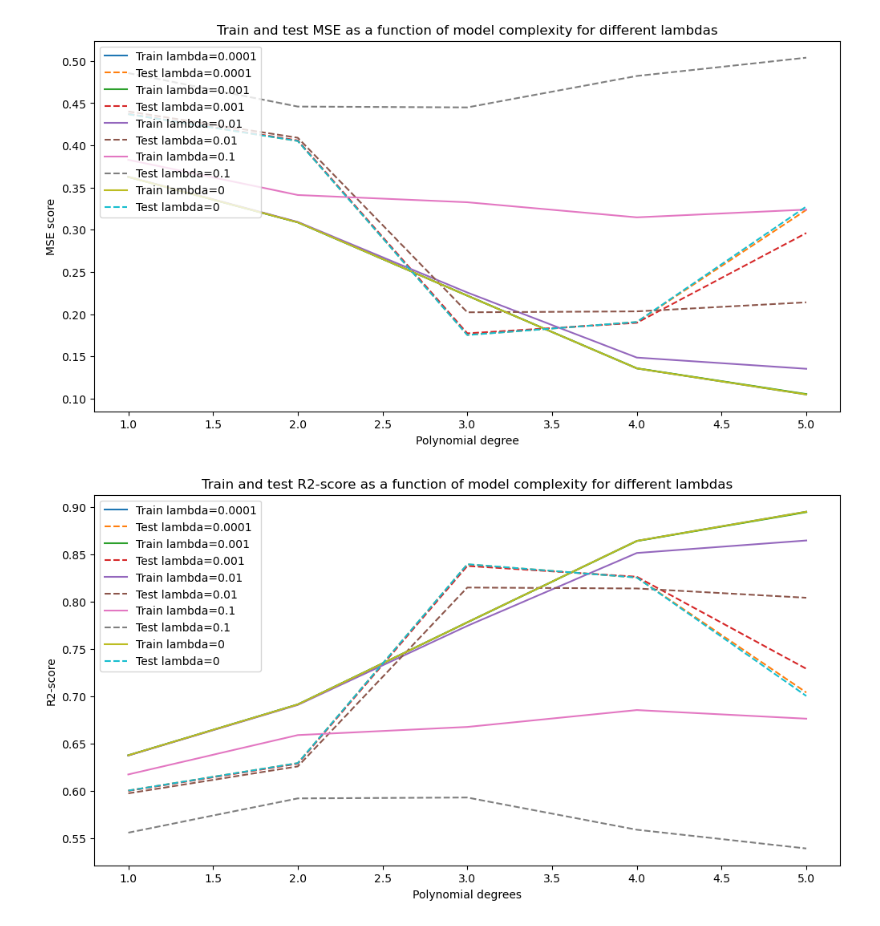
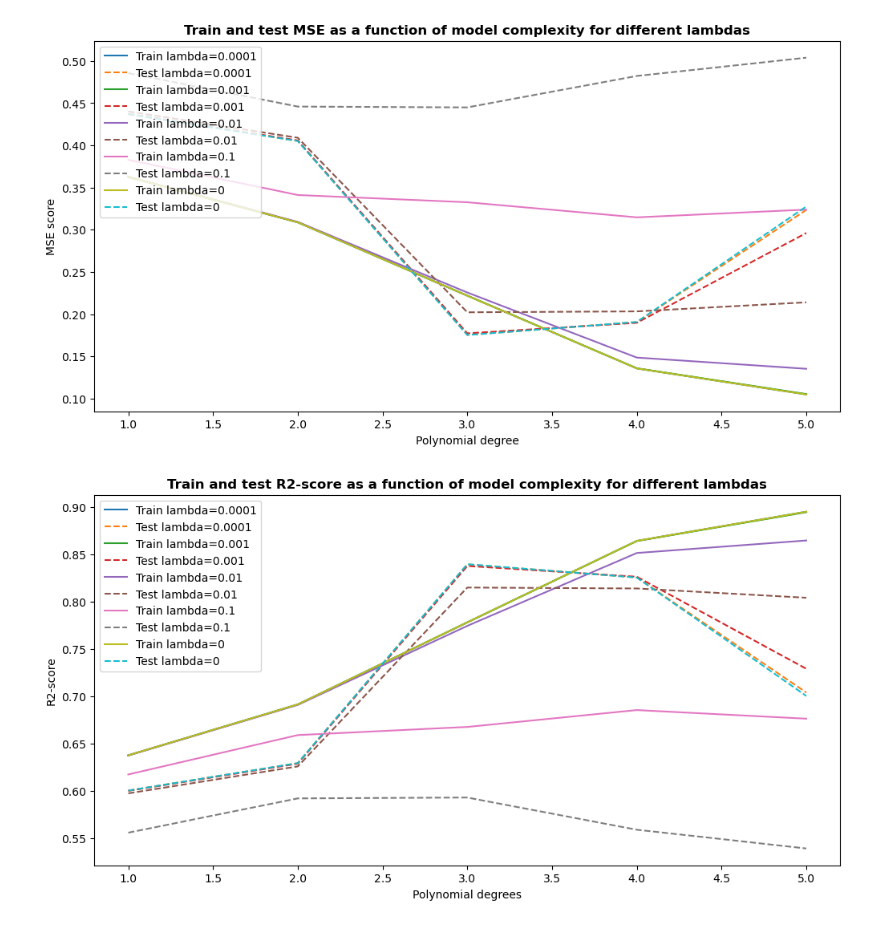
Before and after one commit to martin-og-ingar/FYS-STK4155-Project1, a Jupyter notebook: src/partC.ipynb, the cells around one changed output. Saved outputs shown, nothing was run; the diff lists cells and outputs as text; code cells hidden in the pictures.

```diff
--- a/src/partC.ipynb
+++ b/src/partC.ipynb
@@ -60,34 +60,34 @@ for degree in degrees:
     mse_test = mean_squared_error(z_test, z_pred_test)
     r2_train = r2_score(z_train, z_pred_train)
     r2_test = r2_score(z_test, z_pred_test)
 
     mse_values[lmb].append(mse_train)
     r2_values[lmb].append(r2_train)
     mse_values_test[lmb].append(mse_test)
     r2_values_test[lmb].append(r2_test)
 
 
 plt.figure(figsize=(12,6))
 for lmb in lambda_values:
   plt.plot(degrees, mse_values[lmb], linestyle='-', label=f"Train lambda={lmb}")
   plt.plot(degrees, mse_values_test[lmb], linestyle='--', label=f"Test lambda={lmb}")
 
 plt.xlabel("Polynomial degree")
 plt.ylabel("MSE score")
-plt.title("Train and test MSE as a function of model complexity for different lambdas")
+plt.title("Train and test MSE as a function of model complexity for different lambdas", fontweight="bold")
 plt.legend(loc='upper left')
 plt.show()
 
 plt.figure(figsize=(12,6))
 for lmb in lambda_values:
   plt.plot(degrees, r2_values[lmb], linestyle='-', label=f"Train lambda={lmb}")
   plt.plot(degrees, r2_values_test[lmb], linestyle='--', label=f"Test lambda={lmb}")
 
 plt.xlabel("Polynomial degrees")
 plt.ylabel("R2-score")
-plt.title("Train and test R2-score as a function of model complexity for different lambdas")
+plt.title("Train and test R2-score as a function of model complexity for different lambdas", fontweight="bold")
 plt.legend()
 plt.show()
 # %% [output]
-[figure, old version]
+[figure, new version]
-[figure, old version]
+[figure, new version]
```
Also changed, not shown: 1 other file.
